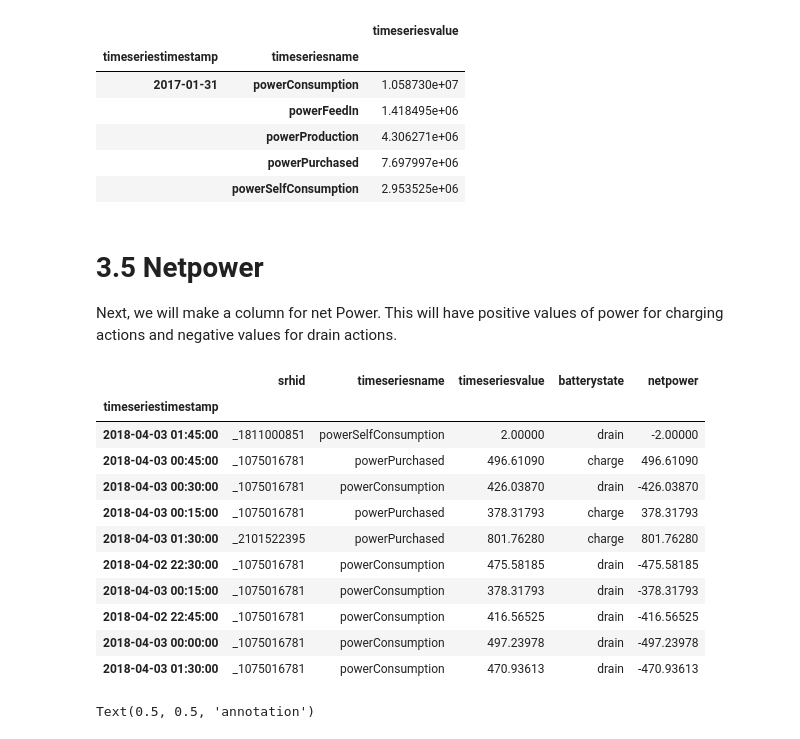
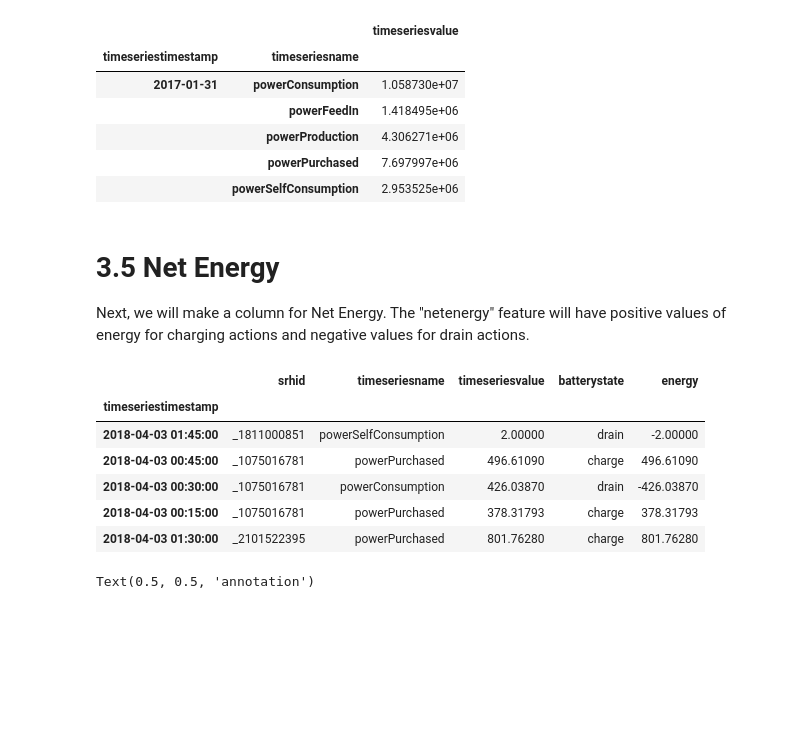
Before and after one commit to DennyLehman/battery_data_exploration, a Jupyter notebook: Battery Data Exploration.ipynb, the cells around one changed output. Drawn from its saved outputs; the diff is of its cells as text; code cells hidden in the pictures; blank space fills up the shorter version.

```diff
--- a/Battery Data Exploration.ipynb
+++ b/Battery Data Exploration.ipynb
@@ -511,24 +517,18 @@ temp.loc['2017-01-31']
 |  | powerPurchased | 7.697997e+06 |
 |  | powerSelfConsumption | 2.953525e+06 |
 # %% [markdown]
-# 3.5 Netpower
-Next, we will make a column for net Power. This will have positive values of power for charging actions and negative values for drain actions.
+# 3.5 Net Energy
+Next, we will make a column for Net Energy. The "netenergy" feature will have positive values of energy for charging actions and negative values for drain actions.
 # %%
 # add net power using lambda function
-df['netpower'] = df.apply(lambda x: -1 * x.timeseriesvalue if x.batterystate == 'drain' else x.timeseriesvalue, axis=1)
+df['netenergy'] = df.apply(lambda x: -1 * x.timeseriesvalue if x.batterystate == 'drain' else x.timeseriesvalue, axis=1)
+df.head()
+# %% [output]
+|  | srhid | timeseriesname | timeseriesvalue | batterystate | energy |
+| timeseriestimestamp |  |  |  |  |  |
+| 2018-04-03 01:45:00 | _1811000851 | powerSelfConsumption | 2.00000 | drain | -2.00000 |
+| 2018-04-03 00:45:00 | _1075016781 | powerPurchased | 496.61090 | charge | 496.61090 |
+| 2018-04-03 00:30:00 | _1075016781 | powerConsumption | 426.03870 | drain | -426.03870 |
+| 2018-04-03 00:15:00 | _1075016781 | powerPurchased | 378.31793 | charge | 378.31793 |
+| 2018-04-03 01:30:00 | _2101522395 | powerPurchased | 801.76280 | charge | 801.76280 |
-# %%
-df.head(10)
-# %% [output]
-|  | srhid | timeseriesname | timeseriesvalue | batterystate | netpower |
-| timeseriestimestamp |  |  |  |  |  |
-| 2018-04-03 01:45:00 | _1811000851 | powerSelfConsumption | 2.00000 | drain | -2.00000 |
-| 2018-04-03 00:45:00 | _1075016781 | powerPurchased | 496.61090 | charge | 496.61090 |
-| 2018-04-03 00:30:00 | _1075016781 | powerConsumption | 426.03870 | drain | -426.03870 |
-| 2018-04-03 00:15:00 | _1075016781 | powerPurchased | 378.31793 | charge | 378.31793 |
-| 2018-04-03 01:30:00 | _2101522395 | powerPurchased | 801.76280 | charge | 801.76280 |
-| 2018-04-02 22:30:00 | _1075016781 | powerConsumption | 475.58185 | drain | -475.58185 |
-| 2018-04-03 00:15:00 | _1075016781 | powerConsumption | 378.31793 | drain | -378.31793 |
-| 2018-04-02 22:45:00 | _1075016781 | powerConsumption | 416.56525 | drain | -416.56525 |
-| 2018-04-03 00:00:00 | _1075016781 | powerConsumption | 497.23978 | drain | -497.23978 |
-| 2018-04-03 01:30:00 | _1075016781 | powerConsumption | 470.93613 | drain | -470.93613 |
 # %%
```
Also changed, not shown: parts of 18 cells of this notebook.
